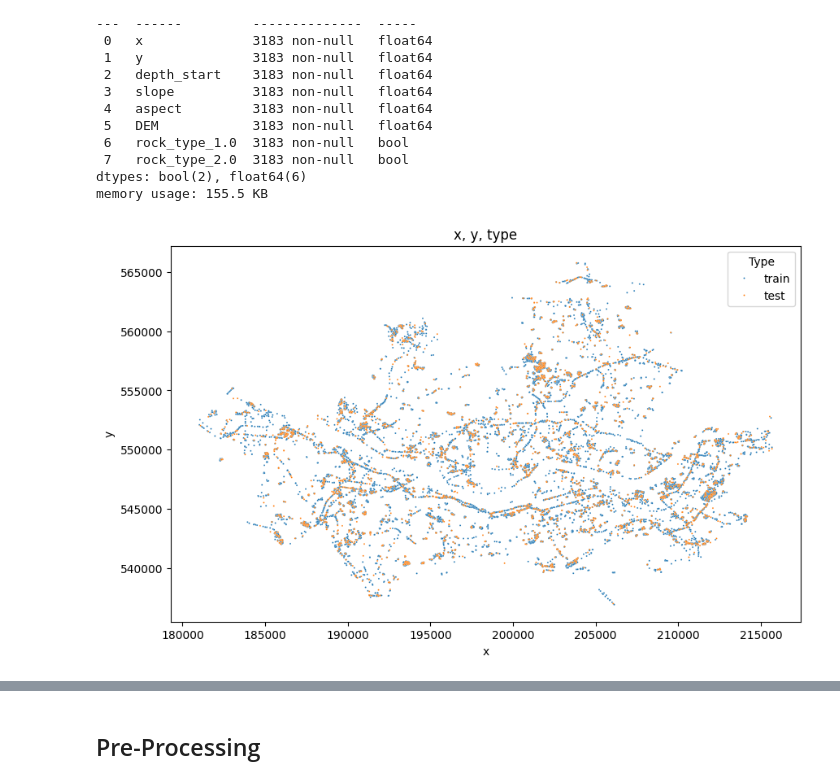
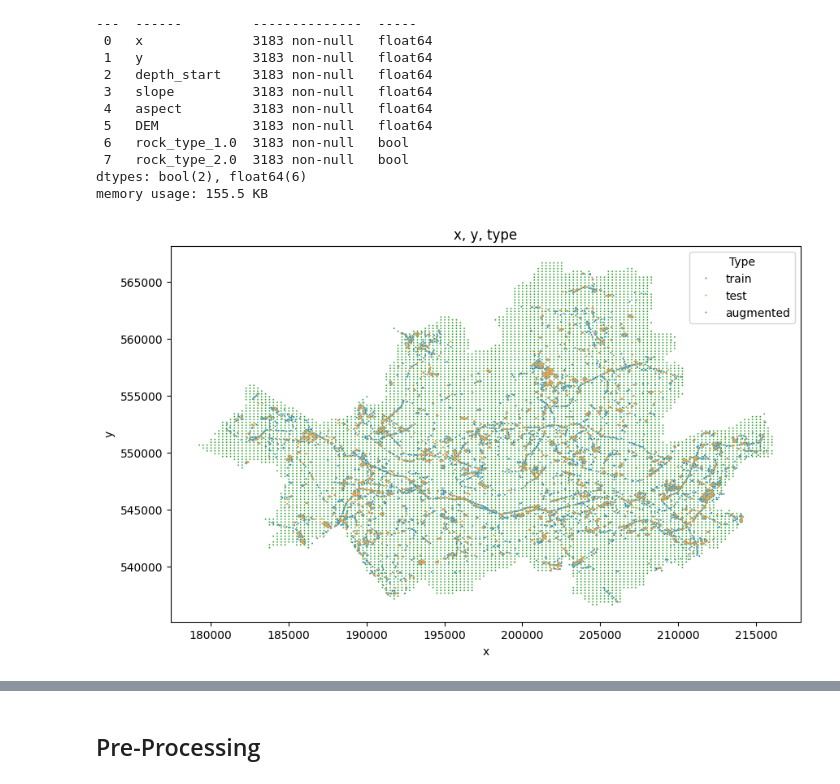
Before and after one commit to go0leum/rockhead_prediction, a Jupyter notebook: train_automl_rmse.ipynb, the cells around one changed output, grey strips where cells are left out. Saved outputs shown, nothing was run; the diff lists cells and outputs as text; code cells hidden in the pictures.

```diff
--- a/train_automl_rmse.ipynb
+++ b/train_automl_rmse.ipynb
@@ -33,13 +33,13 @@ train_df = pd.read_csv('data/241209_Rockhead_Seoul_train(before_aumentation).csv
 test_df = pd.read_csv('data/241209_Rockhead_Seoul_test(before_aumentation).csv')
 # %%
 augmented_df['rock_type'] = augmented_df['type_num'].astype('category')
-augmented_df = augmented_df[['X', 'Y', 'DEM', 'Slope', 'Aspect', 'rock_type', 'R2_weight']]
+augmented_df = augmented_df[['X', 'Y', 'DEM', 'Slope', 'Aspect', 'rock_type', 'RMSE_weight']]
 
 # one-hot encoding
 augmented_df = pd.get_dummies(data=augmented_df, drop_first=True)
 
 # rename
-augmented_df.rename(columns={'X': 'x', 'Y':'y', 'Slope': 'slope', 'Aspect':'aspect', 'R2_weight':'depth_start'}, inplace=True)
+augmented_df.rename(columns={'X': 'x', 'Y':'y', 'Slope': 'slope', 'Aspect':'aspect', 'RMSE_weight':'depth_start'}, inplace=True)
 
 # drop
 train_df = train_df.drop(['neighbors', 'nn_bin', 'rock_type_3.0'], axis=1)
@@ -104,16 +104,16 @@ memory usage: 155.5 KB
 # %%
 train_df_copy = train_df.copy()
 augmented_df_copy = augmented_df.copy()
 test_df_copy = test_df.copy()
 
 augmented_df_copy['Type'] = 'augmented'
 train_df_copy['Type'] = 'train'
 test_df_copy['Type'] = 'test'
 
 df_concat = pd.DataFrame(columns=train_df_copy.columns)
-df_concat = pd.concat([df_concat, train_df_copy, test_df_copy])
+df_concat = pd.concat([df_concat, train_df_copy, test_df_copy, augmented_df_copy])
 
 plot.scatter_relation(df_concat, 'x', 'y', 2, 'x, y, type','Type')
 # %% [output]
-[figure, old version]
+[figure, new version]
 # %%
```
Also changed, not shown: parts of 5 cells of this notebook, 1 other file.
